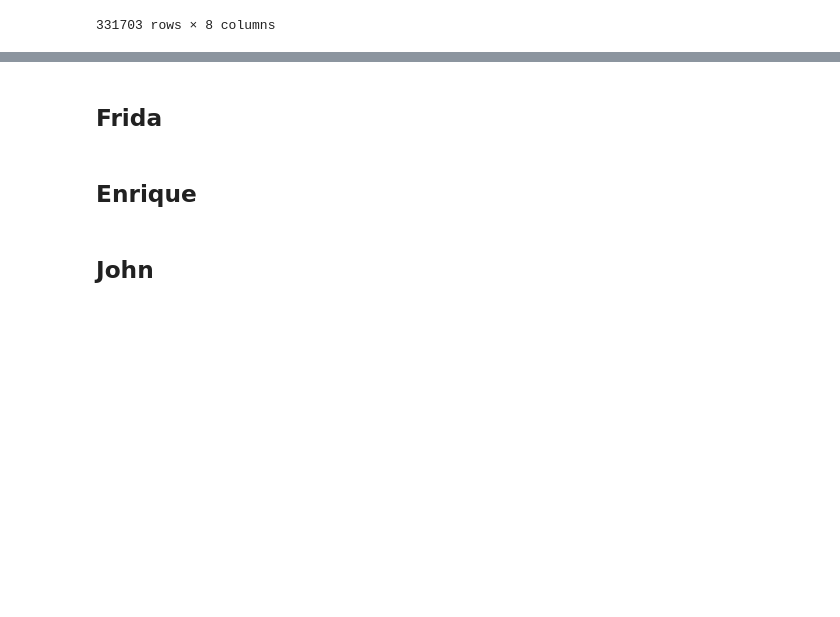
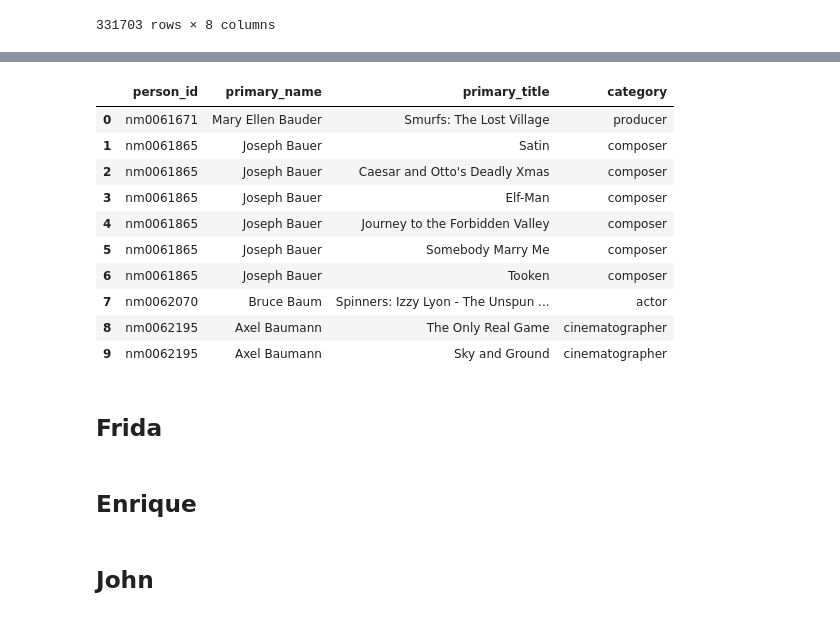
Before and after one commit to mfFrida/Capstone-Project-Semester-1, a Jupyter notebook: student.ipynb, the cells around one changed output, grey strips where cells are left out. Saved outputs shown, nothing was run; the diff lists cells and outputs as text; code cells hidden in the pictures; blank space fills up the shorter version.

```diff
--- a/student.ipynb
+++ b/student.ipynb
@@ -110,3 +236,29 @@ pd.read_sql(q, conn)
+# %%
+# persons to principals to movie table
+q = """
+SELECT
+    pe.person_id, pe.primary_name, mb.primary_title, pr.category
+FROM
+    persons AS pe
+    JOIN principals AS pr
+        USING(person_id)
+    JOIN movie_basics AS mb
+        USING(movie_id)
+LIMIT 10
+;"""
+pd.read_sql(q, conn)
+# %% [output]
+|  | person_id | primary_name | primary_title | category |
+| 0 | nm0061671 | Mary Ellen Bauder | Smurfs: The Lost Village | producer |
+| 1 | nm0061865 | Joseph Bauer | Satin | composer |
+| 2 | nm0061865 | Joseph Bauer | Caesar and Otto's Deadly Xmas | composer |
+| 3 | nm0061865 | Joseph Bauer | Elf-Man | composer |
+| 4 | nm0061865 | Joseph Bauer | Journey to the Forbidden Valley | composer |
+| 5 | nm0061865 | Joseph Bauer | Somebody Marry Me | composer |
+| 6 | nm0061865 | Joseph Bauer | Tooken | composer |
+| 7 | nm0062070 | Bruce Baum | Spinners: Izzy Lyon - The Unspun ... | actor |
+| 8 | nm0062195 | Axel Baumann | The Only Real Game | cinematographer |
+| 9 | nm0062195 | Axel Baumann | Sky and Ground | cinematographer |
 # %% [markdown]
 ## Frida
 # %%
```
Also changed, not shown: parts of 12 cells of this notebook.
